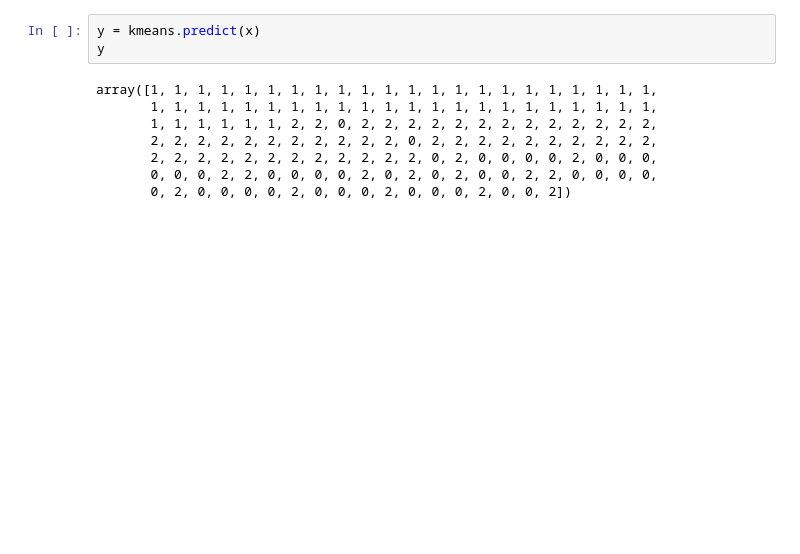
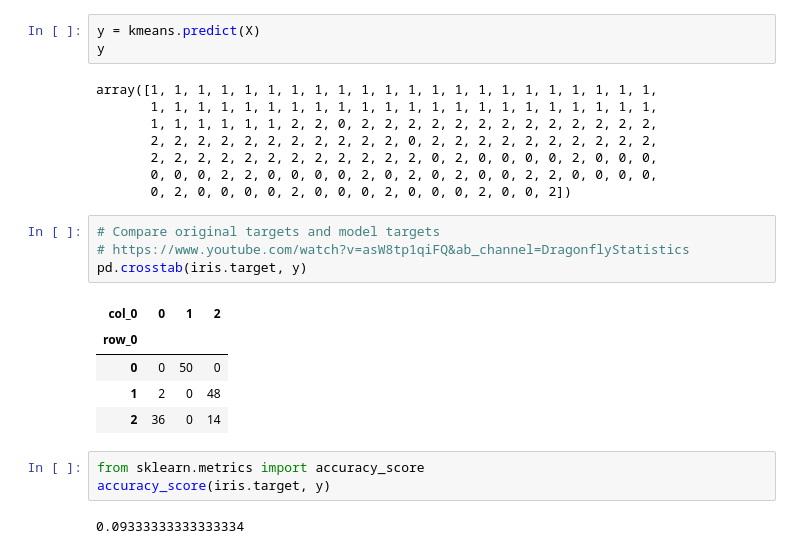
Before and after one commit to jennifer-ryan/machine-learning-tasks, a Jupyter notebook: Tasks.ipynb, the cells around one changed output. Saved outputs shown, nothing was run; the diff lists cells and outputs as text; blank space fills up the shorter version.

```diff
--- a/Tasks.ipynb
+++ b/Tasks.ipynb
@@ -669,7 +667,7 @@ array([[6.85      , 3.07368421, 5.74210526, 2.07105263],
        [5.006     , 3.428     , 1.462     , 0.246     ],
        [5.9016129 , 2.7483871 , 4.39354839, 1.43387097]])
 # %%
-y = kmeans.predict(x)
+y = kmeans.predict(X)
 y
 # %% [output]
 array([1, 1, 1, 1, 1, 1, 1, 1, 1, 1, 1, 1, 1, 1, 1, 1, 1, 1, 1, 1, 1, 1,
@@ -679,3 +677,18 @@ array([1, 1, 1, 1, 1, 1, 1, 1, 1, 1, 1, 1, 1, 1, 1, 1, 1, 1, 1, 1, 1, 1,
        2, 2, 2, 2, 2, 2, 2, 2, 2, 2, 2, 2, 0, 2, 0, 0, 0, 0, 2, 0, 0, 0,
        0, 0, 0, 2, 2, 0, 0, 0, 0, 2, 0, 2, 0, 2, 0, 0, 2, 2, 0, 0, 0, 0,
        0, 2, 0, 0, 0, 0, 2, 0, 0, 0, 2, 0, 0, 0, 2, 0, 0, 2])
+# %%
+# Compare original targets and model targets
+# https://www.youtube.com/watch?v=asW8tp1qiFQ&ab_channel=DragonflyStatistics
+pd.crosstab(iris.target, y)
+# %% [output]
+| col_0 | 0 | 1 | 2 |
+| row_0 |  |  |  |
+| 0 | 0 | 50 | 0 |
+| 1 | 2 | 0 | 48 |
+| 2 | 36 | 0 | 14 |
+# %%
+from sklearn.metrics import accuracy_score
+accuracy_score(iris.target, y)
+# %% [output]
+0.09333333333333334
```
Also changed, not shown: parts of 21 cells of this notebook.
